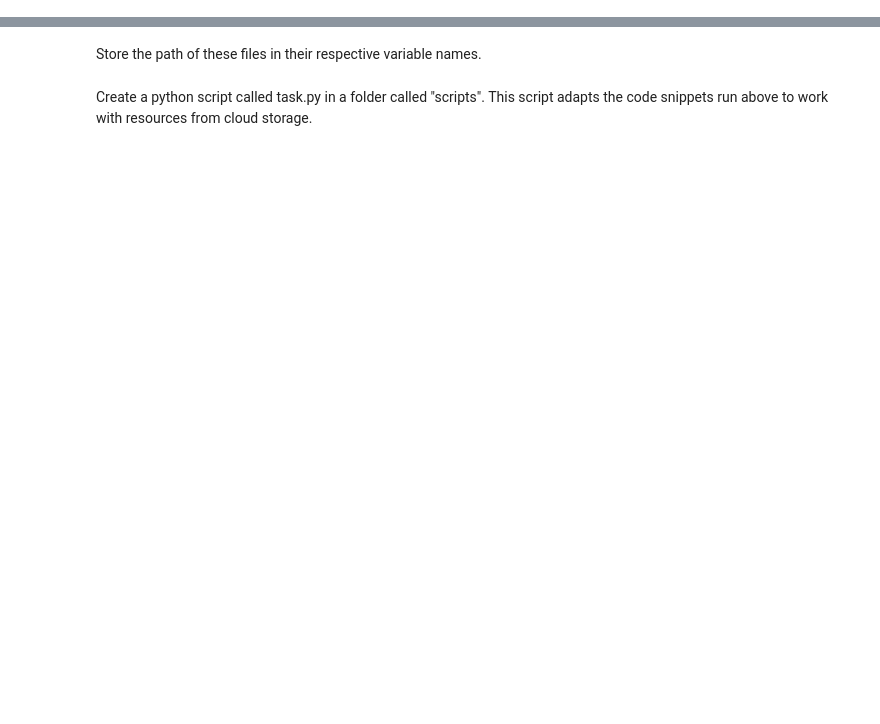
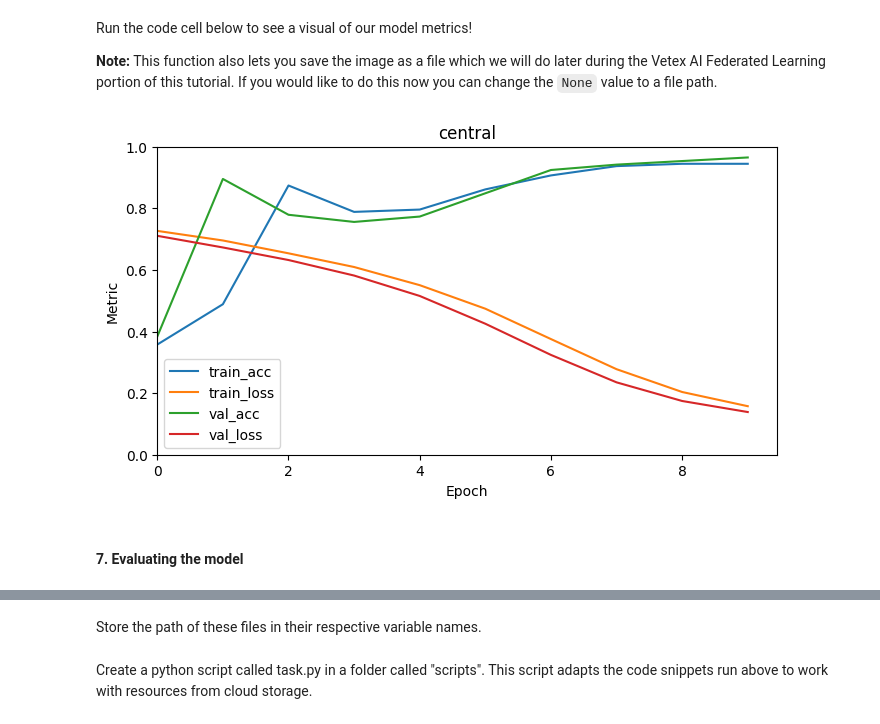
Before and after one commit to STRIDES/NIHCloudLabGCP, a Jupyter notebook: notebooks/FederatedLearning/GCP_FederatedLearning.ipynb, the cells around one changed output, grey strips where cells are left out. Cells and saved outputs as stored; diff of their text form; code cells hidden in the pictures; blank space fills up the shorter version.

Commit message:
Updated FL tutorial added explainations and a draft Vertex AI process

```diff
--- a/notebooks/FederatedLearning/GCP_FederatedLearning.ipynb
+++ b/notebooks/FederatedLearning/GCP_FederatedLearning.ipynb
@@ -12,0 +251,2 @@ The training and validation datasets are currently stored in your working enviro
+# %%
+model = SimpleNN(n_input=30)
@@ -12,0 +265,4 @@ The training and validation datasets are currently stored in your working enviro
+# %%
+optimizer = torch.optim.SGD(model.parameters(), lr=0.01, momentum=0.9)
+criterion = nn.BCELoss()
+central_client = Client("central", model, train_dataloader, val_dataloader, optimizer, criterion)
@@ -12,0 +275,9 @@ The training and validation datasets are currently stored in your working enviro
+# %%
+epochs = 10
+for i in range(epochs):
+    print(f"Epoch {i}")
+    # run one training epoch
+    central_client.train()
+
+    # run validation of training epoch
+    central_client.validate()
@@ -12,0 +307,27 @@ The training and validation datasets are currently stored in your working enviro
+# %%
+def plot_metrics(client, op_save):
+    plt.figure(figsize=(8, 4))
+    for k, v in client.metrics.items():
+        x_vals = range(len(v))
+        plt.plot(x_vals, v, label=k)
+
+    plt.ylim(bottom=0.0, top=1.0)
+    plt.xlim(left=0)
+    plt.xlabel("Epoch")
+    plt.ylabel("Metric")
+    plt.title(client.name)
+    plt.legend()
+    plt.show()
+    if op_save is not None:
+        plt.savefig(op_save.path)
+    plt.close()
+# %% [markdown]
+Run the code cell below to see a visual of our model metrics!
+
+**Note:** This function also lets you save the image as a file which we will do later during the Vetex AI Federated Learning portion of this tutorial. If you would like to do this now you can change the `None` value to a file path.
+# %%
+plot_metrics(central_client, None)
+# %% [output]
+[figure, added]
+# %% [markdown]
+#### 7. Evaluating the model
```
Also changed, not shown: parts of 73 cells of this notebook, 5 other files.
